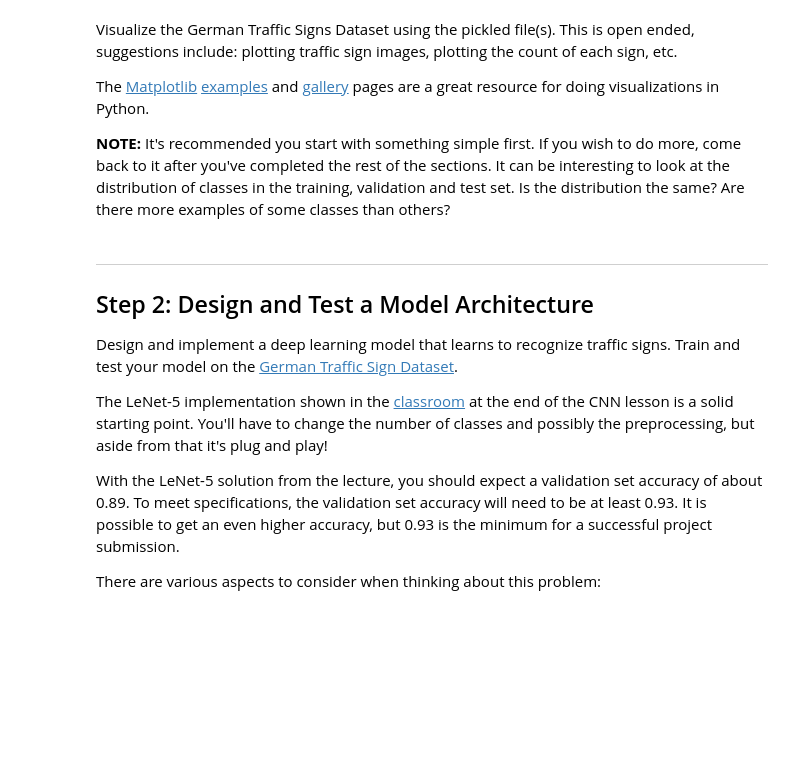
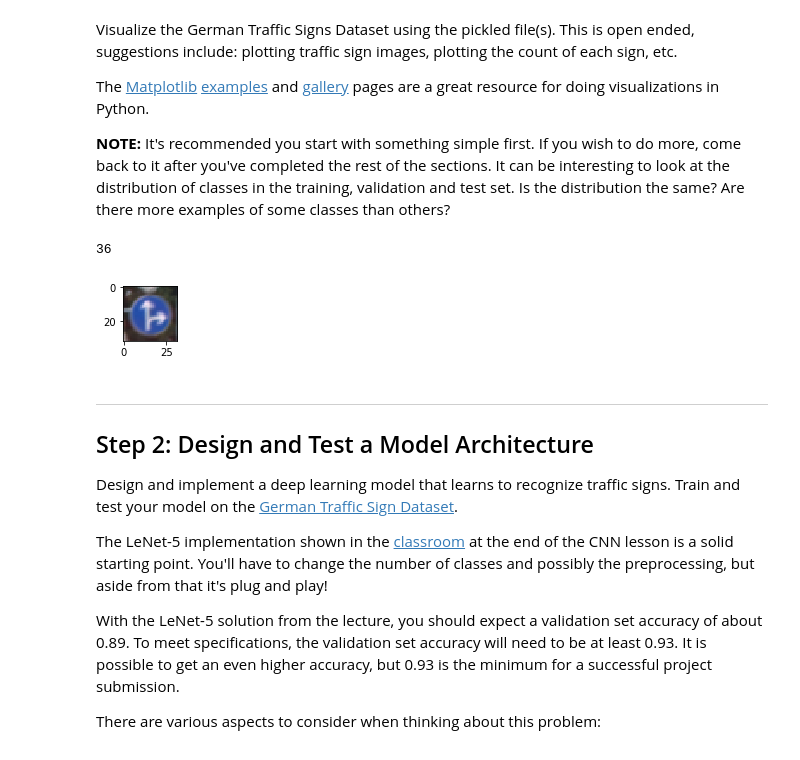
Before and after one commit to hassmuha/CarND-Traffic-Sign-Classifier-Project-Submit, a Jupyter notebook: Traffic_Sign_Classifier.ipynb, the cells around one changed output. Drawn from its saved outputs; the diff is of its cells as text; code cells hidden in the pictures; blank space fills up the shorter version.

```diff
--- a/Traffic_Sign_Classifier.ipynb
+++ b/Traffic_Sign_Classifier.ipynb
@@ -25,9 +25,9 @@ import pickle
 
 # TODO: Fill this in based on where you saved the training and testing data
 
-training_file = ?
-validation_file=?
-testing_file = ?
+training_file = 'train.p'
+validation_file= 'valid.p'
+testing_file = 'test.p'
 
 with open(training_file, mode='rb') as f:
     train = pickle.load(f)
@@ -96,3 +94,18 @@ import matplotlib.pyplot as plt
+# %%
+import random
+import numpy as np
+import matplotlib.pyplot as plt
+%matplotlib inline
+
+index = 1214
+image = X_train[index].squeeze()
+
+plt.figure(figsize=(1,1))
+plt.imshow(image, cmap="gray")
+print(y_train[index])
+# %% [output]
+36
+[figure, added]
 # %% [markdown]
 ----
 
```
Also changed, not shown: parts of 12 cells of this notebook, 1 other file.
